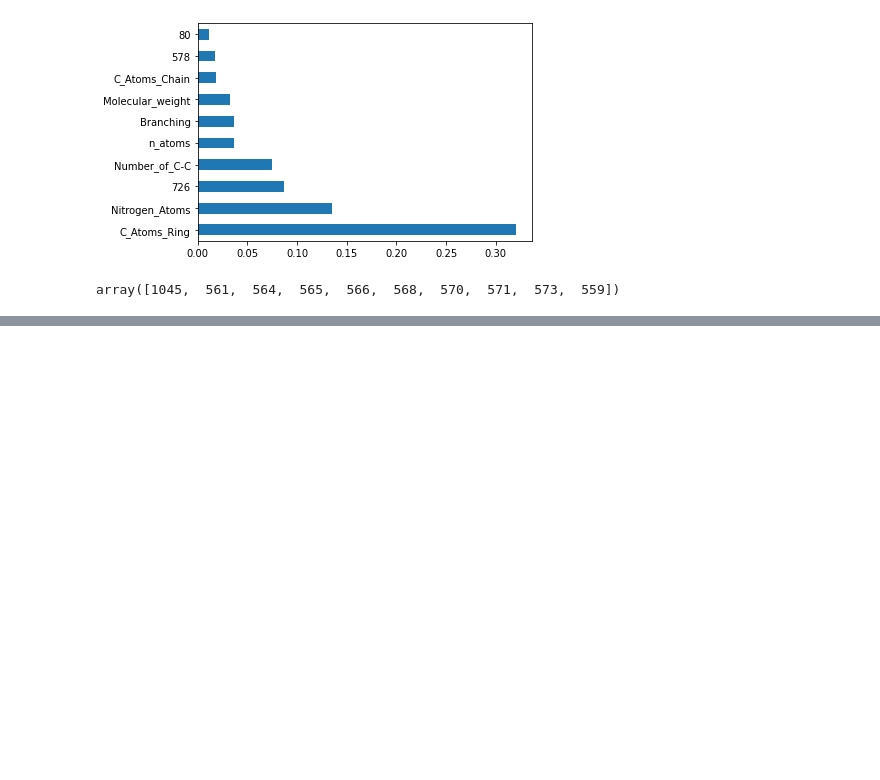
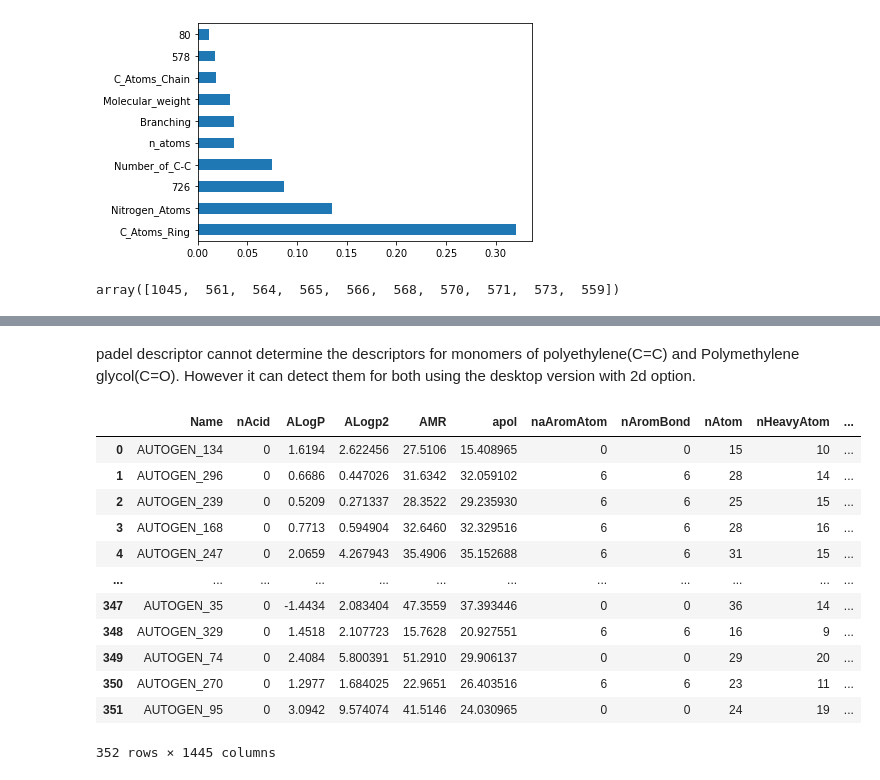
Before and after one commit to sanalps/Polymer_Glass_Transition_Predictor, a Jupyter notebook: glass_transition_a1.ipynb, the cells around one changed output, grey strips where cells are left out. Saved outputs shown, nothing was run; the diff lists cells and outputs as text; code cells hidden in the pictures; blank space fills up the shorter version.

```diff
--- a/glass_transition_a1.ipynb
+++ b/glass_transition_a1.ipynb
@@ -564,0 +752,20 @@ pickle.dump(forest_reg2, open(filename, 'wb'))
+# %% [markdown]
+padel descriptor cannot determine the descriptors for monomers of polyethylene(C=C) and Polymethylene glycol(C=O). However it can detect them for both using the desktop version with 2d option.
+# %%
+import pandas as pd
+df_padel2 = pd.read_csv ('/content/gdrive/MyDrive/git_projects/glass_transition/glass_transition/descriptors2d.csv')
+df_padel2
+# %% [output]
+|  | Name | nAcid | ALogP | ALogp2 | AMR | apol | naAromAtom | nAromBond | nAtom | nHeavyAtom | ... |
+| 0 | AUTOGEN_134 | 0 | 1.6194 | 2.622456 | 27.5106 | 15.408965 | 0 | 0 | 15 | 10 | ... |
+| 1 | AUTOGEN_296 | 0 | 0.6686 | 0.447026 | 31.6342 | 32.059102 | 6 | 6 | 28 | 14 | ... |
+| 2 | AUTOGEN_239 | 0 | 0.5209 | 0.271337 | 28.3522 | 29.235930 | 6 | 6 | 25 | 15 | ... |
+| 3 | AUTOGEN_168 | 0 | 0.7713 | 0.594904 | 32.6460 | 32.329516 | 6 | 6 | 28 | 16 | ... |
+| 4 | AUTOGEN_247 | 0 | 2.0659 | 4.267943 | 35.4906 | 35.152688 | 6 | 6 | 31 | 15 | ... |
+| ... | ... | ... | ... | ... | ... | ... | ... | ... | ... | ... | ... |
+| 347 | AUTOGEN_35 | 0 | -1.4434 | 2.083404 | 47.3559 | 37.393446 | 0 | 0 | 36 | 14 | ... |
+| 348 | AUTOGEN_329 | 0 | 1.4518 | 2.107723 | 15.7628 | 20.927551 | 6 | 6 | 16 | 9 | ... |
+| 349 | AUTOGEN_74 | 0 | 2.4084 | 5.800391 | 51.2910 | 29.906137 | 0 | 0 | 29 | 20 | ... |
+| 350 | AUTOGEN_270 | 0 | 1.2977 | 1.684025 | 22.9651 | 26.403516 | 6 | 6 | 23 | 11 | ... |
+| 351 | AUTOGEN_95 | 0 | 3.0942 | 9.574074 | 41.5146 | 24.030965 | 0 | 0 | 24 | 19 | ... |
+352 rows × 1445 columns
```
Also changed, not shown: parts of 41 cells of this notebook.
